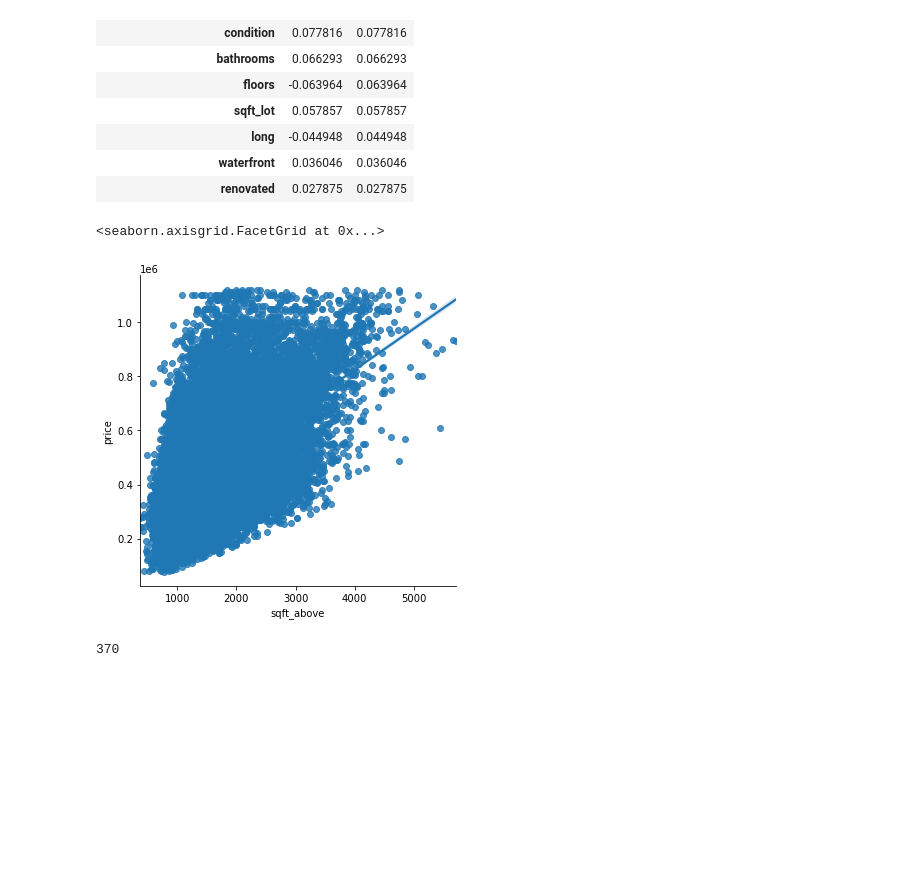
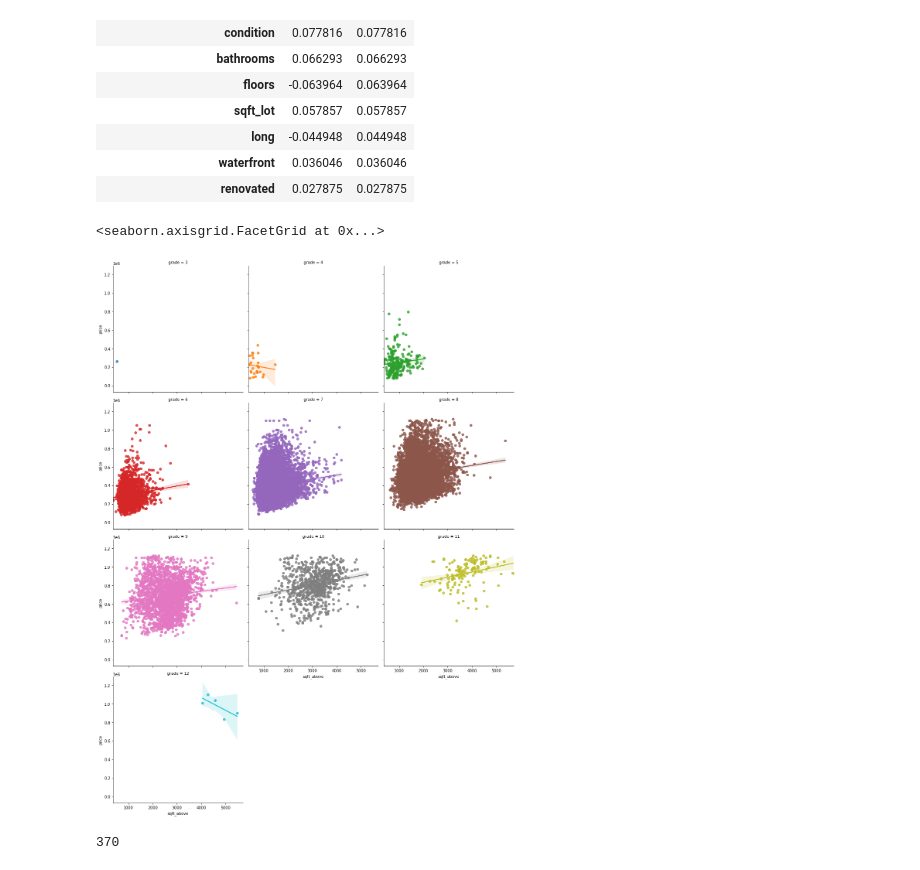
Before and after one commit to ebtezcan/dsc-phase-2-project, a Jupyter notebook: index_OSEMN_plus_mvp.ipynb, the cells around one changed output. Drawn from its saved outputs; the diff is of its cells as text; code cells hidden in the pictures; blank space fills up the shorter version.

```diff
--- a/index_OSEMN_plus_mvp.ipynb
+++ b/index_OSEMN_plus_mvp.ipynb
@@ -1244,10 +1244,10 @@ coeffs[~coeffs.index.str.startswith('zipcode')]
 | waterfront | 0.036046 | 0.036046 |
 | renovated | 0.027875 | 0.027875 |
 # %%
-sns.lmplot(x='sqft_above', y='price', data=df_IQR_price)
+sns.lmplot(x='sqft_above', y='price', data=df_IQR_price, col_wrap = 3, col='grade', hue='grade')
 # %% [output]
 <seaborn.axisgrid.FacetGrid at 0x...>
-[figure, old version]
+[figure, new version]
 # %%
 df_sqft_above = df_IQR_price.loc[:,['price','sqft_above']]
 df_sqft_above['sqft_above'].min()
```
Also changed, not shown: parts of 3 cells of this notebook, 1 other file.
